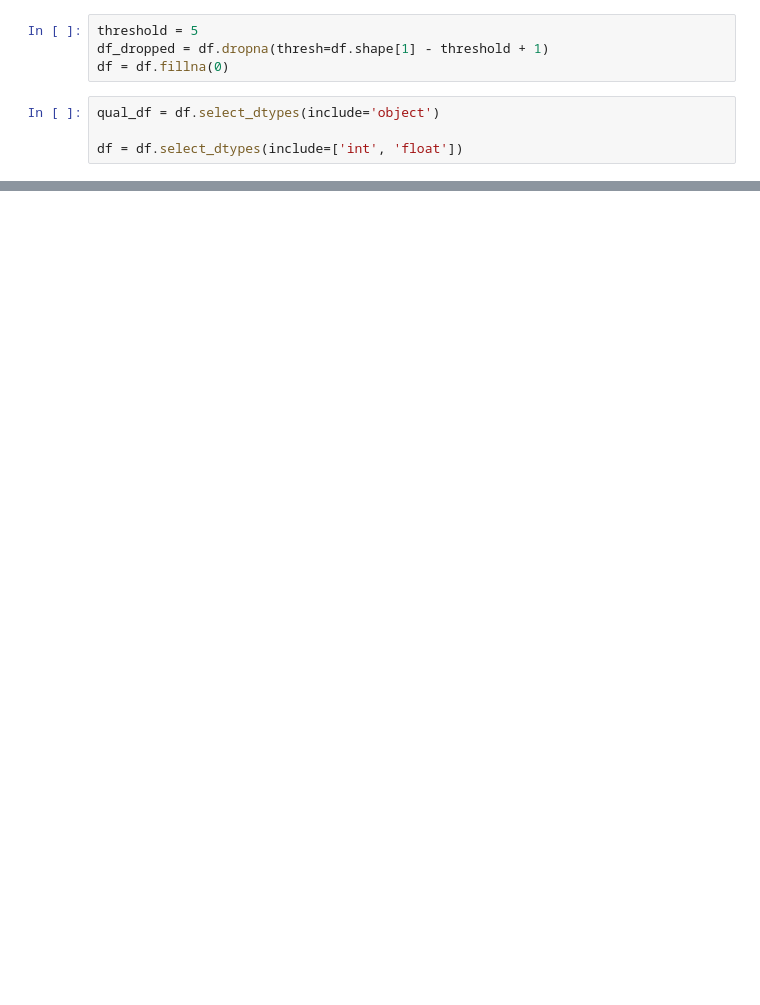
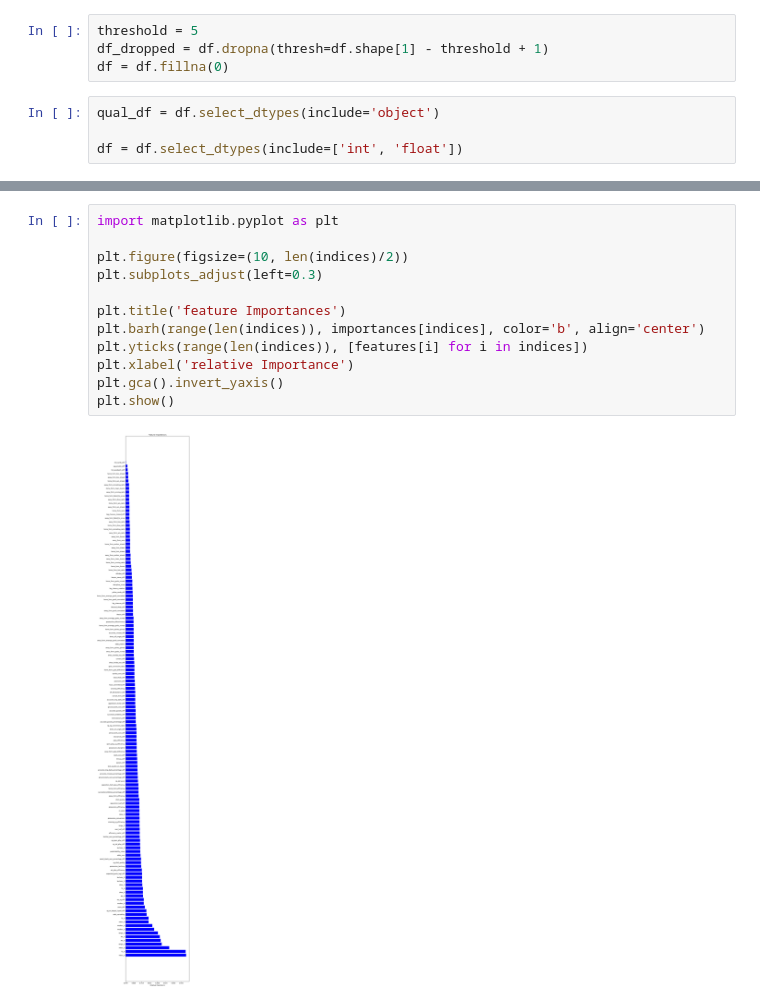
Before and after one commit to ido-tzhori/halftime_bets, a Jupyter notebook: feature_engine.ipynb, the cells around one changed output, grey strips where cells are left out. Drawn from its saved outputs; the diff is of its cells as text; blank space fills up the shorter version.

```diff
--- a/feature_engine.ipynb
+++ b/feature_engine.ipynb
@@ -93,0 +139,14 @@ df.dropna()
+# %%
+import matplotlib.pyplot as plt
+
+plt.figure(figsize=(10, len(indices)/2))
+plt.subplots_adjust(left=0.3)
+
+plt.title('feature Importances')
+plt.barh(range(len(indices)), importances[indices], color='b', align='center')
+plt.yticks(range(len(indices)), [features[i] for i in indices])
+plt.xlabel('relative Importance')
+plt.gca().invert_yaxis()
+plt.show()
+# %% [output]
+[figure, added]
```
Also changed, not shown: parts of 7 cells of this notebook.
